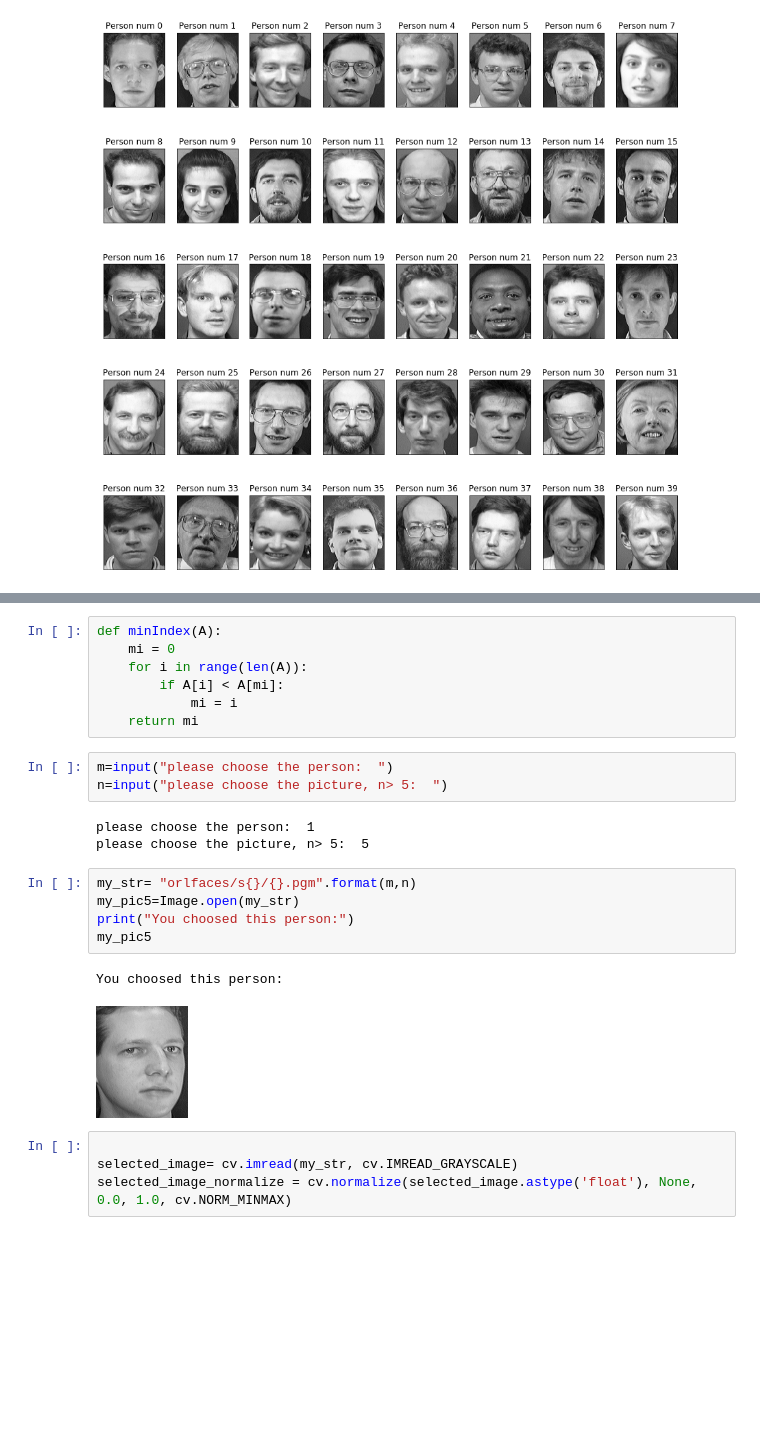
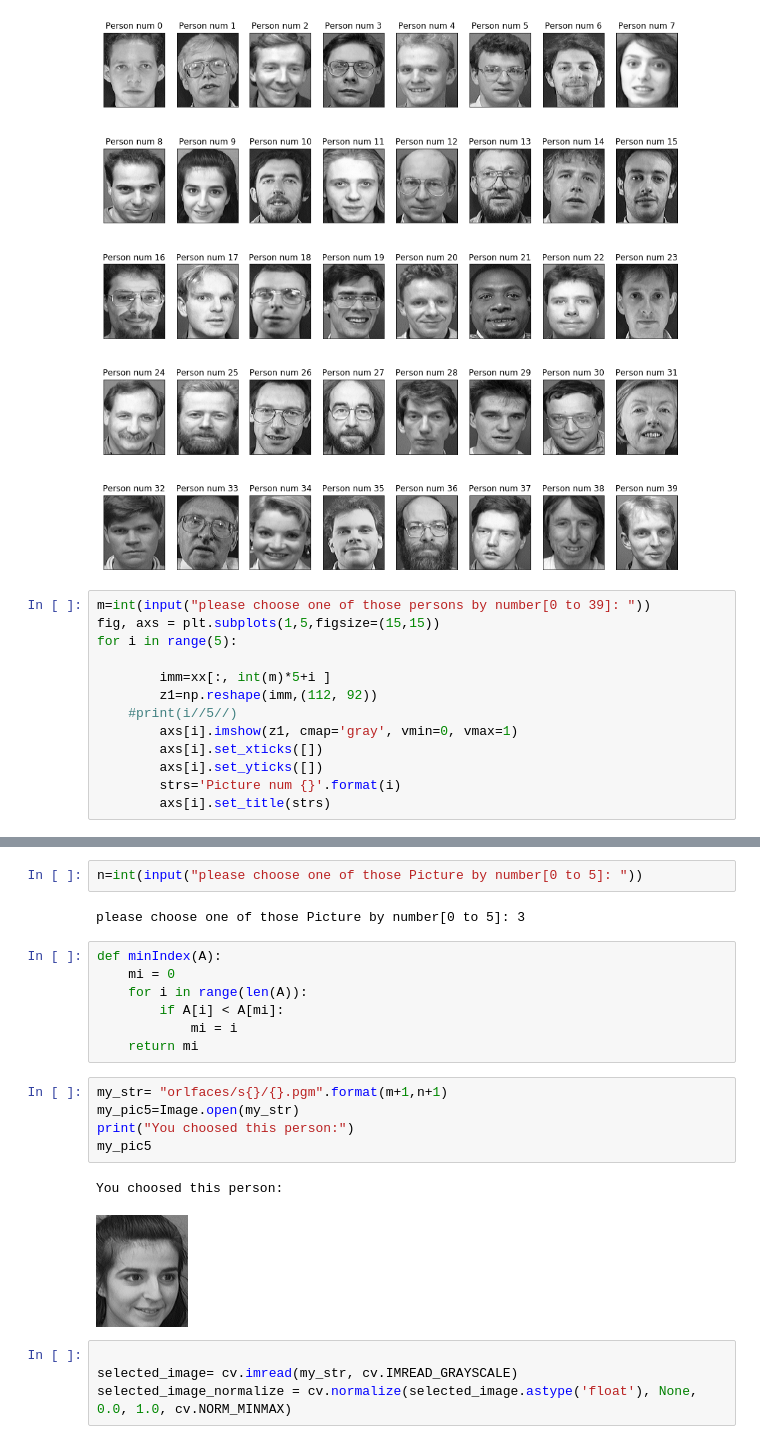
Before and after one commit to mortezadalir/PCA-face-recognition, a Jupyter notebook: norm2-face-recognition.ipynb, the cells around one changed output, grey strips where cells are left out. Drawn from its saved outputs; the diff is of its cells as text; blank space fills up the shorter version.

Commit message:
showing images for selection

```diff
--- a/norm2-face-recognition.ipynb
+++ b/norm2-face-recognition.ipynb
@@ -58,3 +39,16 @@ for i in range(5):
 # %% [output]
 <Figure size 432x288 with 0 Axes>
 [figure]
+# %%
+m=int(input("please choose one of those persons by number[0 to 39]: "))
+fig, axs = plt.subplots(1,5,figsize=(15,15))
+for i in range(5):
+
+        imm=xx[:, int(m)*5+i ]
+        z1=np.reshape(imm,(112, 92))
+    #print(i//5//)
+        axs[i].imshow(z1, cmap='gray', vmin=0, vmax=1)
+        axs[i].set_xticks([])
+        axs[i].set_yticks([])
+        strs='Picture num {}'.format(i)
+        axs[i].set_title(strs)
@@ -61,3 +58,7 @@ for i in range(5):
+# %%
+n=int(input("please choose one of those Picture by number[0 to 5]: "))
+# %% [output]
+please choose one of those Picture by number[0 to 5]: 3
 # %%
 def minIndex(A):
     mi = 0
@@ -65,20 +66,14 @@ def minIndex(A):
         if A[i] < A[mi]:
             mi = i
     return mi
-# %%
-m=input("please choose the person:  ")
-n=input("please choose the picture, n> 5:  ")
-# %% [output]
-please choose the person:  1
-please choose the picture, n> 5:  5
 # %%
-my_str= "orlfaces/s{}/{}.pgm".format(m,n)
+my_str= "orlfaces/s{}/{}.pgm".format(m+1,n+1)
 my_pic5=Image.open(my_str)
 print("You choosed this person:")
 my_pic5
 # %% [output]
 You choosed this person:
-[figure, old version]
+[figure, new version]
 # %%
 
 selected_image= cv.imread(my_str, cv.IMREAD_GRAYSCALE)
```
Also changed, not shown: parts of 7 cells of this notebook.
